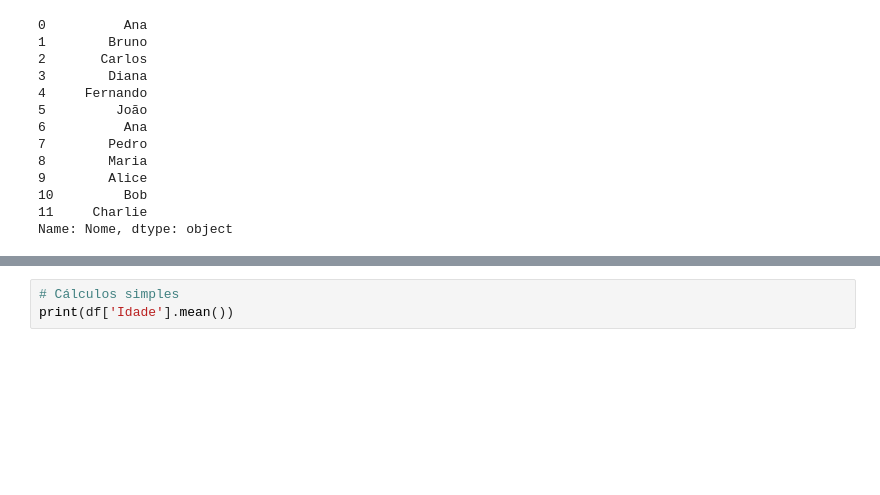
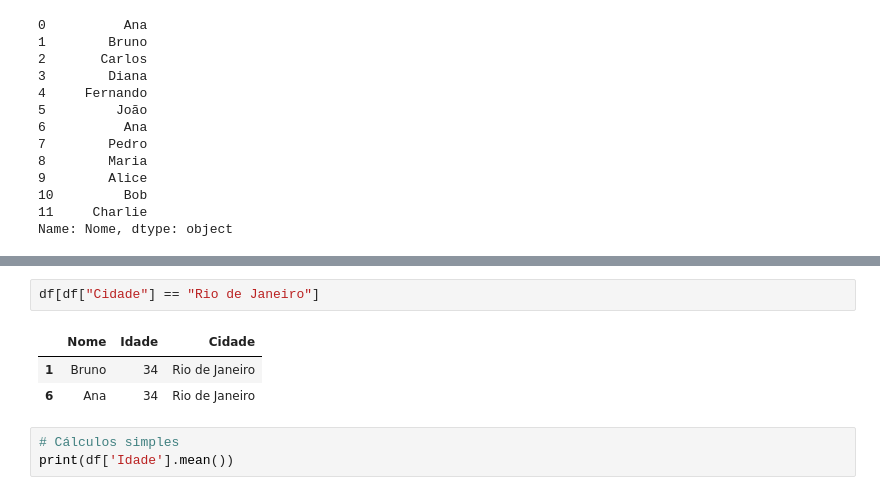
Before and after one commit to trizalmeida/profdacioinfnetpython-repositorio-python-para-dados-4t24-prof-dacio-souza-pythonDados4T24, a Jupyter notebook: 07_IntroPandas.ipynb, the cells around one changed output, grey strips where cells are left out. Saved outputs shown, nothing was run; the diff lists cells and outputs as text; blank space fills up the shorter version.

```diff
--- a/07_IntroPandas.ipynb
+++ b/07_IntroPandas.ipynb
@@ -324,6 +350,12 @@ display(df[df['Idade'] > 30])
 | 6 | Ana | 34 | Rio de Janeiro |
 | 8 | Maria | 32 | Porto Alegre |
 | 11 | Charlie | 35 | London |
+# %%
+df[df["Cidade"] == "Rio de Janeiro"]
+# %% [output]
+|  | Nome | Idade | Cidade |
+| 1 | Bruno | 34 | Rio de Janeiro |
+| 6 | Ana | 34 | Rio de Janeiro |
 # %%
 # Cálculos simples
 print(df['Idade'].mean())
```
Also changed, not shown: parts of 18 cells of this notebook, 11 other files.
